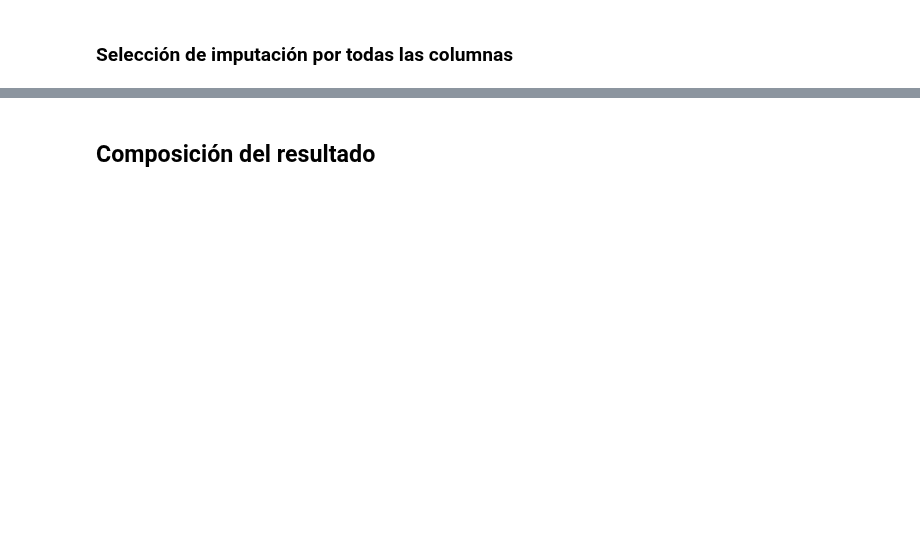
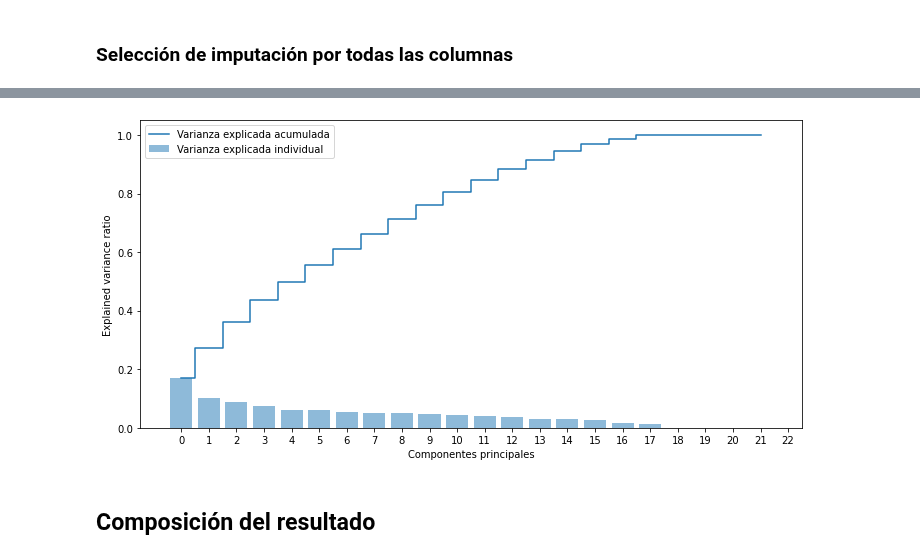
Before and after one commit to benjaminocampo/DataCuration, a Jupyter notebook: notebooks/preprocess/encode_dataset.ipynb, the cells around one changed output, grey strips where cells are left out. Drawn from its saved outputs; the diff is of its cells as text; code cells hidden in the pictures; blank space fills up the shorter version.

```diff
--- a/notebooks/preprocess/encode_dataset.ipynb
+++ b/notebooks/preprocess/encode_dataset.ipynb
@@ -159,2 +234,16 @@ feature_matrix = np.hstack([feature_matrix.todense(), knn_all_cols])
+# %%
+cum_sum_eigenvalues = np.cumsum(exp_var_pca)#calculo de los autovalores acumulados
+# %%
+plt.figure(figsize=(10, 5))
+plt.bar(range(0,len(exp_var_pca)), exp_var_pca, alpha=0.5, align='center', label='Varianza explicada individual')
+plt.step(range(0,len(cum_sum_eigenvalues)), cum_sum_eigenvalues, where='mid',label='Varianza explicada acumulada')
+plt.ylabel('Explained variance ratio')
+plt.xlabel('Componentes principales')
+plt.legend(loc='best')
+plt.xticks(range(0, 23))
+plt.tight_layout()
+plt.show()
+# %% [output]
+[figure, added]
 # %% [markdown]
 ## Composición del resultado
```
Also changed, not shown: parts of 14 cells of this notebook.
